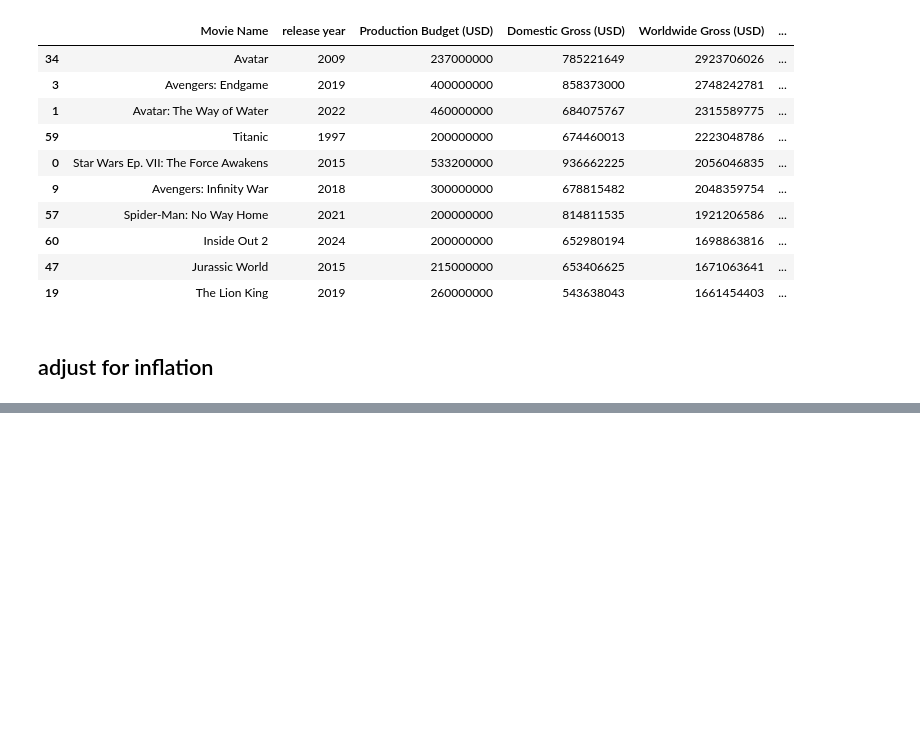
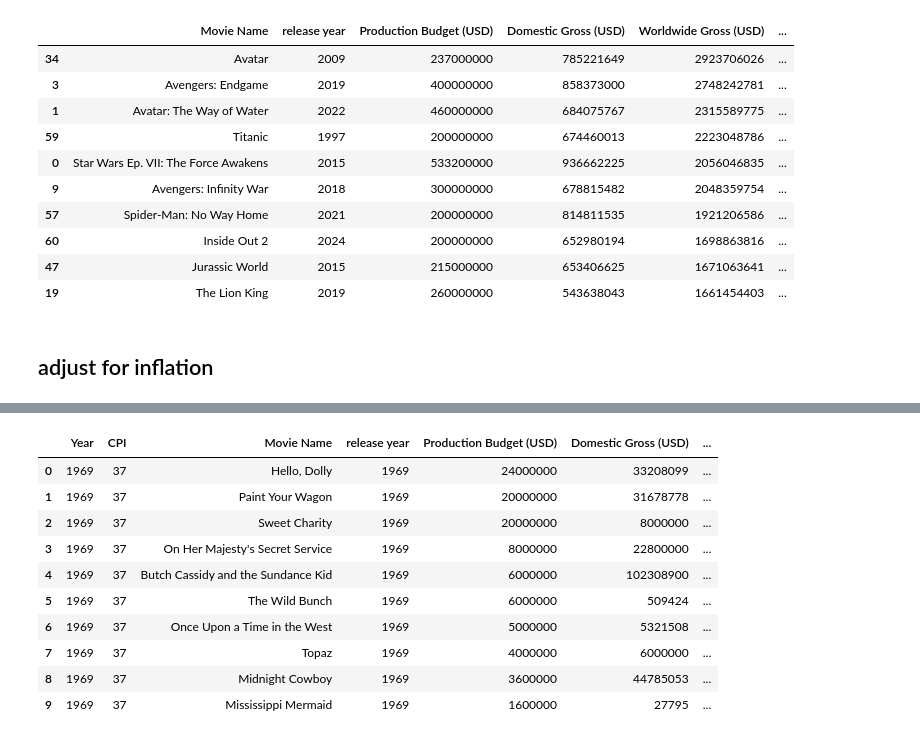
Before and after one commit to Rhyannon-CUNY/adv-data-class, a Jupyter notebook: wek12-movie-alltime-sales.ipynb, the cells around one changed output, grey strips where cells are left out. Drawn from its saved outputs; the diff is of its cells as text; code cells hidden in the pictures; blank space fills up the shorter version.

```diff
--- a/wek12-movie-alltime-sales.ipynb
+++ b/wek12-movie-alltime-sales.ipynb
@@ -110,0 +131,17 @@ df
+# %%
+## update world wide numbers by applying function via lambda
+
+df["updated_ww_box"] = df.apply(lambda x: adjustInflation(x["Worldwide Box Office (USD)"], x["CPI"], 313.689), axis =1)
+df.head(10)
+# %% [output]
+|  | Year | CPI | Movie Name | release year | Production Budget (USD) | Domestic Gross (USD) | ... |
+| 0 | 1969 | 37 | Hello, Dolly | 1969 | 24000000 | 33208099 | ... |
+| 1 | 1969 | 37 | Paint Your Wagon | 1969 | 20000000 | 31678778 | ... |
+| 2 | 1969 | 37 | Sweet Charity | 1969 | 20000000 | 8000000 | ... |
+| 3 | 1969 | 37 | On Her Majesty's Secret Service | 1969 | 8000000 | 22800000 | ... |
+| 4 | 1969 | 37 | Butch Cassidy and the Sundance Kid | 1969 | 6000000 | 102308900 | ... |
+| 5 | 1969 | 37 | The Wild Bunch | 1969 | 6000000 | 509424 | ... |
+| 6 | 1969 | 37 | Once Upon a Time in the West | 1969 | 5000000 | 5321508 | ... |
+| 7 | 1969 | 37 | Topaz | 1969 | 4000000 | 6000000 | ... |
+| 8 | 1969 | 37 | Midnight Cowboy | 1969 | 3600000 | 44785053 | ... |
+| 9 | 1969 | 37 | Mississippi Mermaid | 1969 | 1600000 | 27795 | ... |
```
Also changed, not shown: parts of 5 cells of this notebook.
